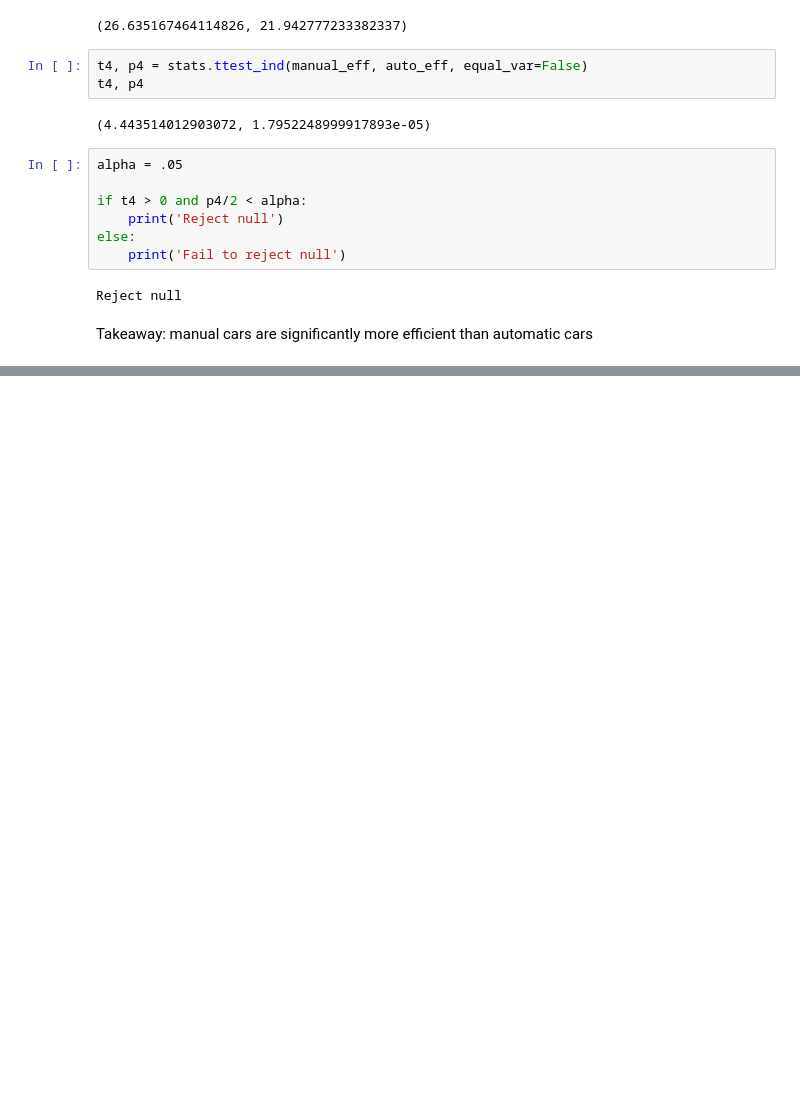
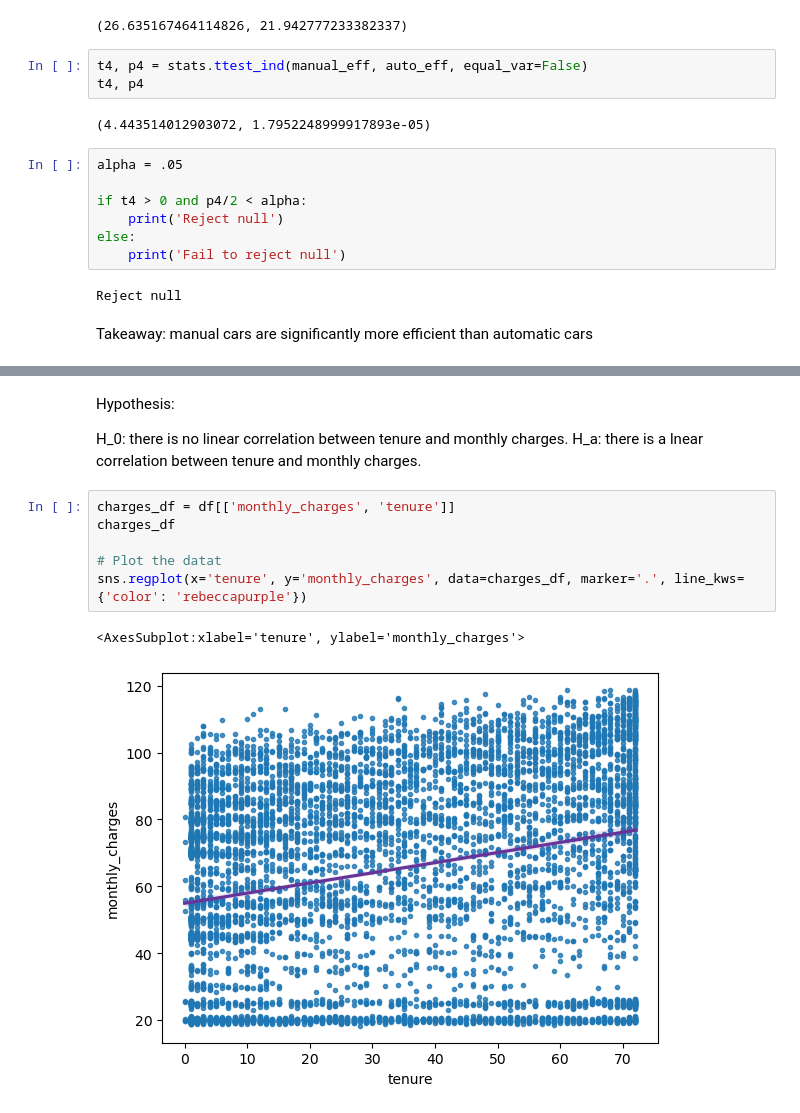
Before and after one commit to heywood95/statistics-exercises, a Jupyter notebook: hypothesis_testing.ipynb, the cells around one changed output, grey strips where cells are left out. Saved outputs shown, nothing was run; the diff lists cells and outputs as text; blank space fills up the shorter version.

Commit message:
update hypothesis_testing correlation exercises

```diff
--- a/hypothesis_testing.ipynb
+++ b/hypothesis_testing.ipynb
@@ -389,0 +481,14 @@ Takeaway: manual cars are significantly more efficient than automatic cars
+# %% [markdown]
+Hypothesis:
+
+H_0: there is no linear correlation between tenure and monthly charges.
+H_a: there is a lnear correlation between tenure and monthly charges.
+# %%
+charges_df = df[['monthly_charges', 'tenure']]
+charges_df
+
+# Plot the datat
+sns.regplot(x='tenure', y='monthly_charges', data=charges_df, marker='.', line_kws={'color': 'rebeccapurple'})
+# %% [output]
+<AxesSubplot:xlabel='tenure', ylabel='monthly_charges'>
+[figure, added]
```
Also changed, not shown: parts of 88 cells of this notebook.
